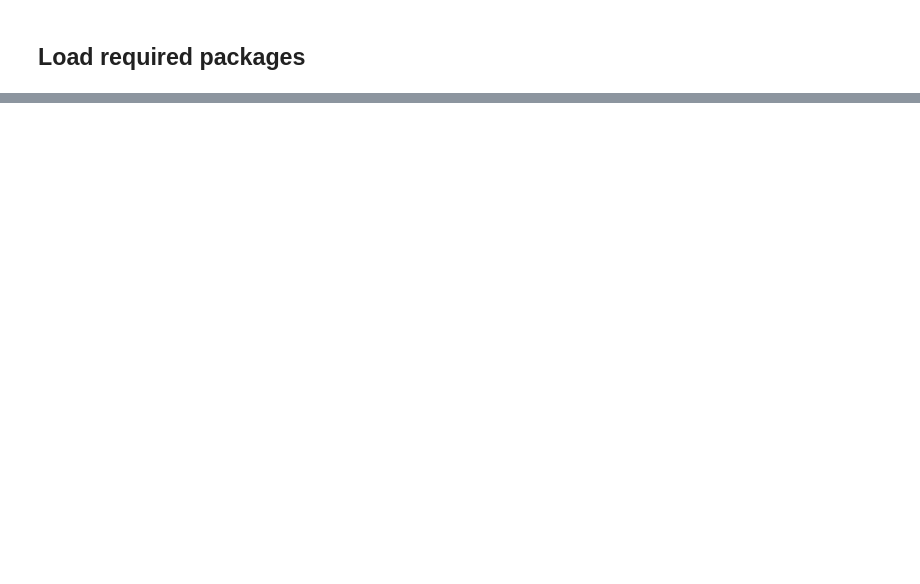
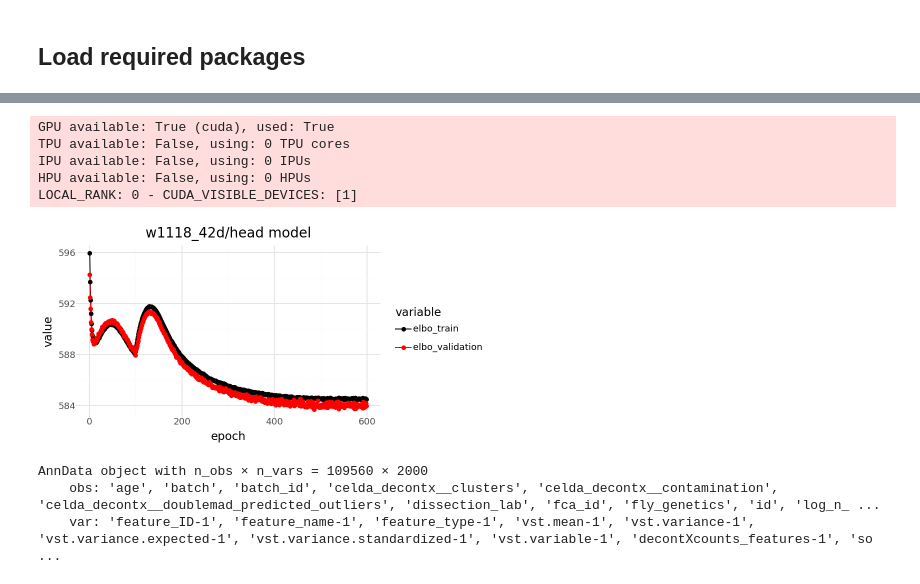
Before and after one commit to McCallLabBU/drpr_snRNAseq, a Jupyter notebook: scripts/annotate_w111842D.ipynb, the cells around one changed output, grey strips where cells are left out. Saved outputs shown, nothing was run; the diff lists cells and outputs as text; code cells hidden in the pictures; blank space fills up the shorter version.

Commit message:
fca_head and fca_head_antenna scvi/scanvi models

```diff
--- a/scripts/annotate_w111842D.ipynb
+++ b/scripts/annotate_w111842D.ipynb
@@ -94,6 +8,0 @@ reference_latent_head
-# %%
-model = sca.models.SCVI.load_query_data(
-    w1118_42d,
-    head_model ,
-    freeze_dropout = True,
-)
@@ -133,8 +8,0 @@ w1118_42d.obs[:5]
-# %%
-
-ref_path = "/projectnb/mccall/sbandyadka/drpr42d_snrnaseq/analysis/scarches/"
-model = sca.models.SCVI.load_query_data(
-    w1118_42d,
-    ref_path ,
-    freeze_dropout = True,
-)
@@ -197,0 +122,3 @@ sc.pl.dotplot(w1118_42d, markers, 'predicted_fullannotation')
+# %%
+w1118_42d = w1118_42d[:,fca_hvg]
+w1118_42d
@@ -197,0 +172,31 @@ sc.pl.dotplot(w1118_42d, markers, 'predicted_fullannotation')
+# %%
+w1118_42d_vae.train(max_epochs=500, check_val_every_n_epoch = 1)
+# %% [output]
+GPU available: True (cuda), used: True
+TPU available: False, using: 0 TPU cores
+IPU available: False, using: 0 IPUs
+HPU available: False, using: 0 HPUs
+LOCAL_RANK: 0 - CUDA_VISIBLE_DEVICES: [1]
+# %%
+history_df = (
+    w1118_42d_vae.history['elbo_train'].astype(float)
+    .join(w1118_42d_vae.history['elbo_validation'].astype(float))
+    .reset_index()
+    .melt(id_vars = ['epoch'])
+)
+
+p.options.figure_size = 6, 3
+
+p_ = (
+    p.ggplot(p.aes(x = 'epoch', y = 'value', color = 'variable'), history_df.query('epoch > 0'))
+    + p.geom_line()
+    + p.geom_point()
+    + p.scale_color_manual({'elbo_train': 'black', 'elbo_validation': 'red'})
+    + p.ggtitle("w1118_42d/head model")
+    + p.theme_minimal()
+)
+
+
+print(p_)
+# %% [output]
+[figure, added]
@@ -197,0 +207,7 @@ sc.pl.dotplot(w1118_42d, markers, 'predicted_fullannotation')
+# %%
+head_w1118_adata = fca_reference_head.concatenate(w1118_42d, batch_key="ref_query")
+head_w1118_adata
+# %% [output]
+AnnData object with n_obs × n_vars = 109560 × 2000
+    obs: 'age', 'batch', 'batch_id', 'celda_decontx__clusters', 'celda_decontx__contamination', 'celda_decontx__doublemad_predicted_outliers', 'dissection_lab', 'fca_id', 'fly_genetics', 'id', 'log_n_ ...
+    var: 'feature_ID-1', 'feature_name-1', 'feature_type-1', 'vst.mean-1', 'vst.variance-1', 'vst.variance.expected-1', 'vst.variance.standardized-1', 'vst.variable-1', 'decontXcounts_features-1', 'so ...
```
Also changed, not shown: parts of 58 cells of this notebook, 7 other files.
